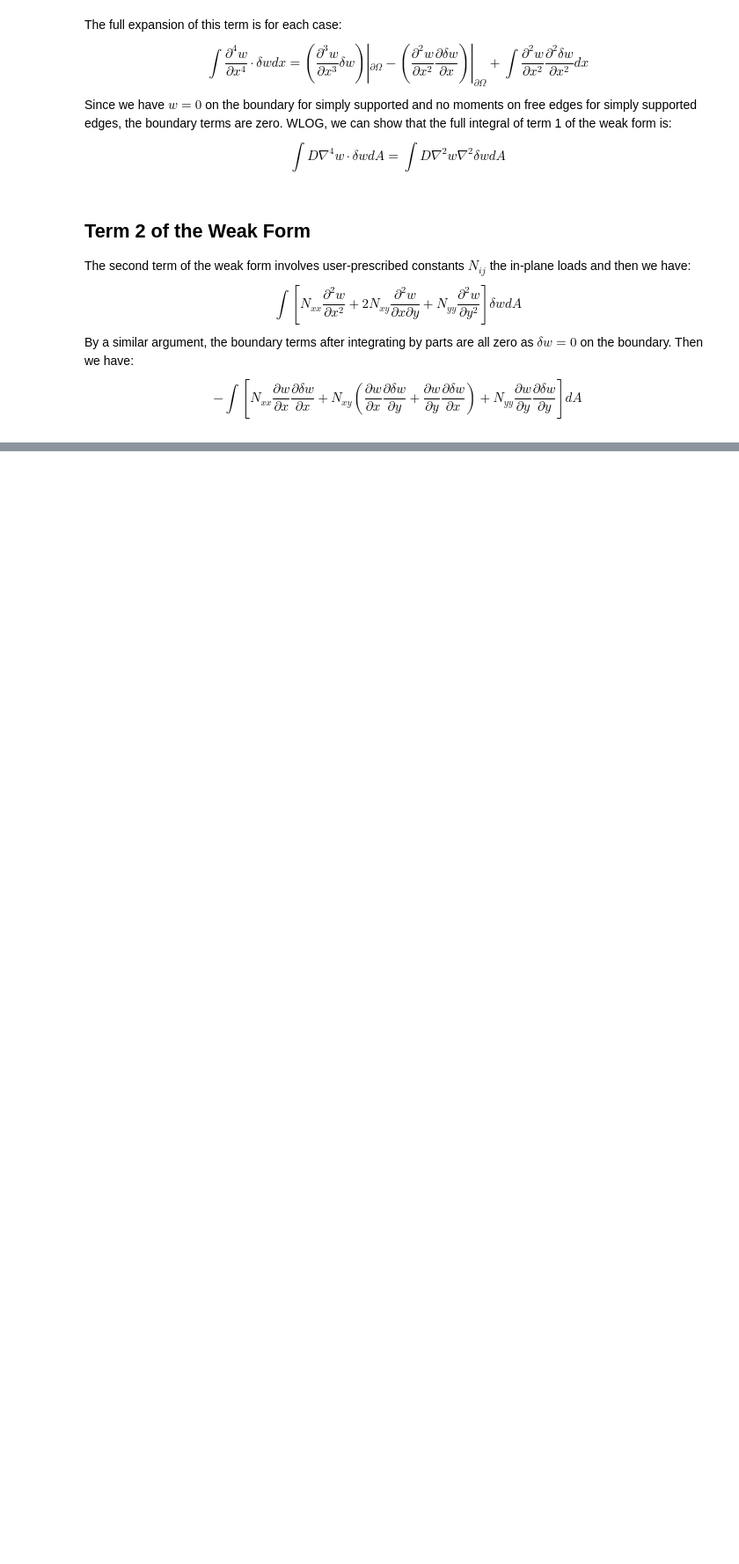
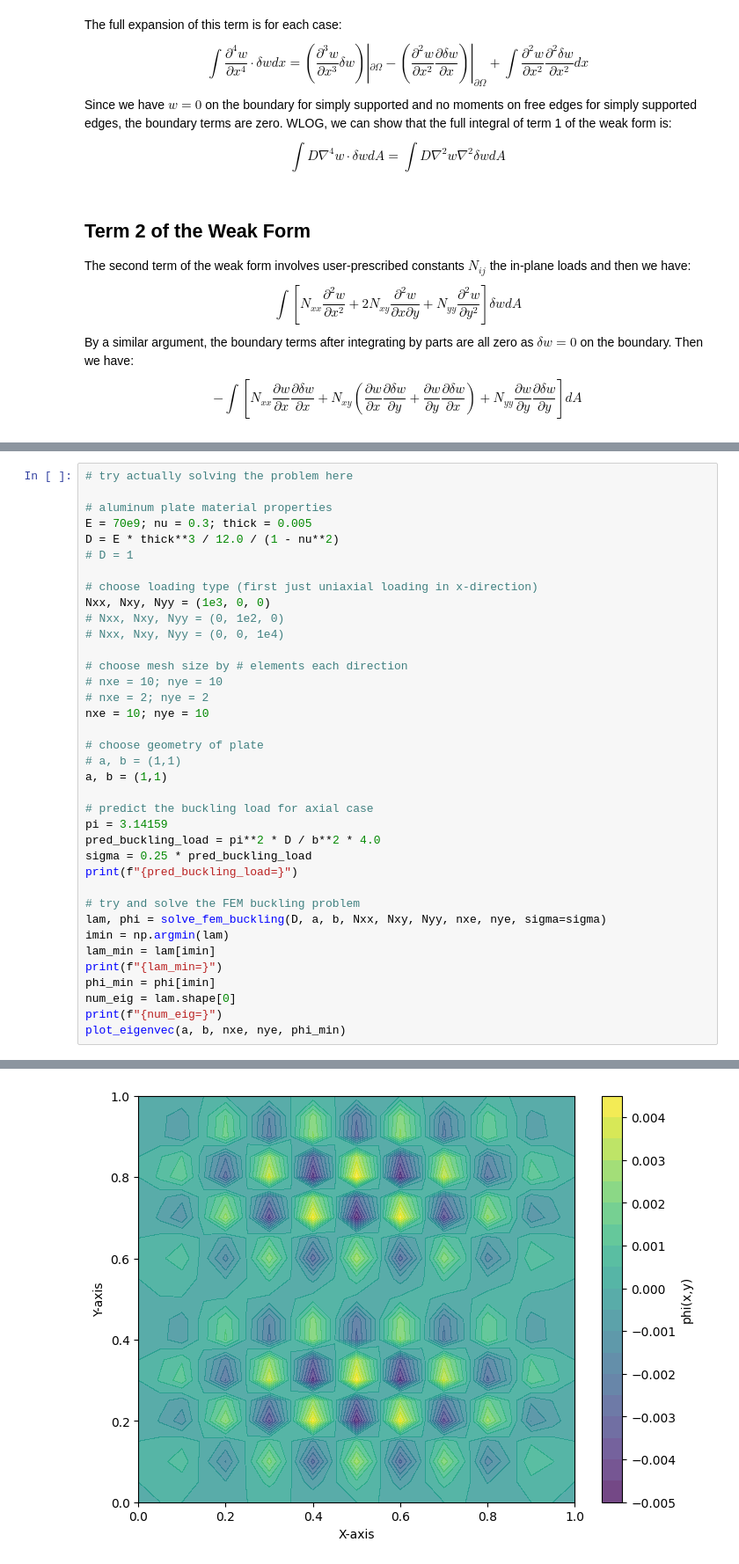
Before and after one commit to sean-engelstad/ml-pde-buckling, a Jupyter notebook: classical/derivation.ipynb, the cells around one changed output, grey strips where cells are left out. Shown at 88% size. Drawn from its saved outputs; the diff is of its cells as text; blank space fills up the shorter version.

Commit message:
v1 with quadratic element didn't work well because zero moment not satisfied

```diff
--- a/classical/derivation.ipynb
+++ b/classical/derivation.ipynb
@@ -44,0 +331,38 @@ Convert the derivatives to isoperimetric space or computational coordinate space
+# %%
+# try actually solving the problem here
+
+# aluminum plate material properties
+E = 70e9; nu = 0.3; thick = 0.005
+D = E * thick**3 / 12.0 / (1 - nu**2)
+# D = 1
+
+# choose loading type (first just uniaxial loading in x-direction)
+Nxx, Nxy, Nyy = (1e3, 0, 0)
+# Nxx, Nxy, Nyy = (0, 1e2, 0)
+# Nxx, Nxy, Nyy = (0, 0, 1e4)
+
+# choose mesh size by # elements each direction
+# nxe = 10; nye = 10
+# nxe = 2; nye = 2
+nxe = 10; nye = 10
+
+# choose geometry of plate
+# a, b = (1,1)
+a, b = (1,1)
+
+# predict the buckling load for axial case
+pi = 3.14159
+pred_buckling_load = pi**2 * D / b**2 * 4.0
+sigma = 0.25 * pred_buckling_load
+print(f"{pred_buckling_load=}")
+
+# try and solve the FEM buckling problem
+lam, phi = solve_fem_buckling(D, a, b, Nxx, Nxy, Nyy, nxe, nye, sigma=sigma)
+imin = np.argmin(lam)
+lam_min = lam[imin]
+print(f"{lam_min=}")
+phi_min = phi[imin]
+num_eig = lam.shape[0]
+print(f"{num_eig=}")
+plot_eigenvec(a, b, nxe, nye, phi_min)
+# %% [output]
@@ -44,0 +372 @@ Convert the derivatives to isoperimetric space or computational coordinate space
+[figure, added]
```
Also changed, not shown: parts of 3 cells of this notebook.
